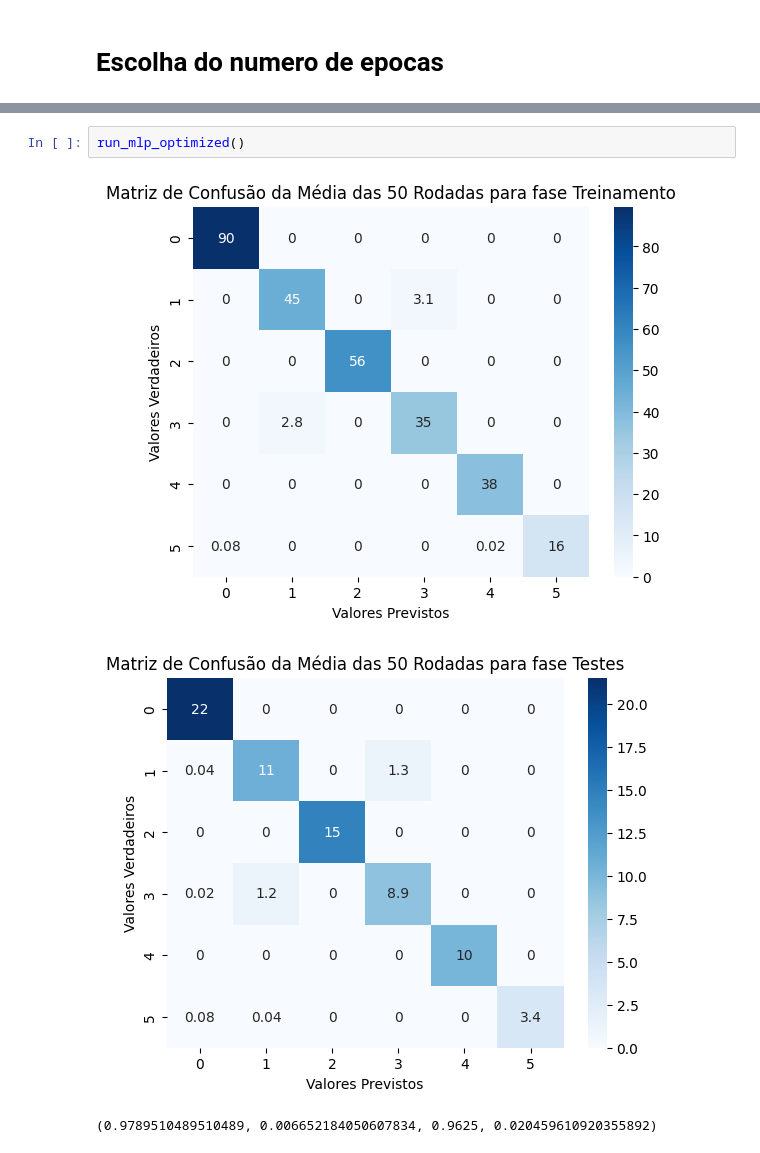
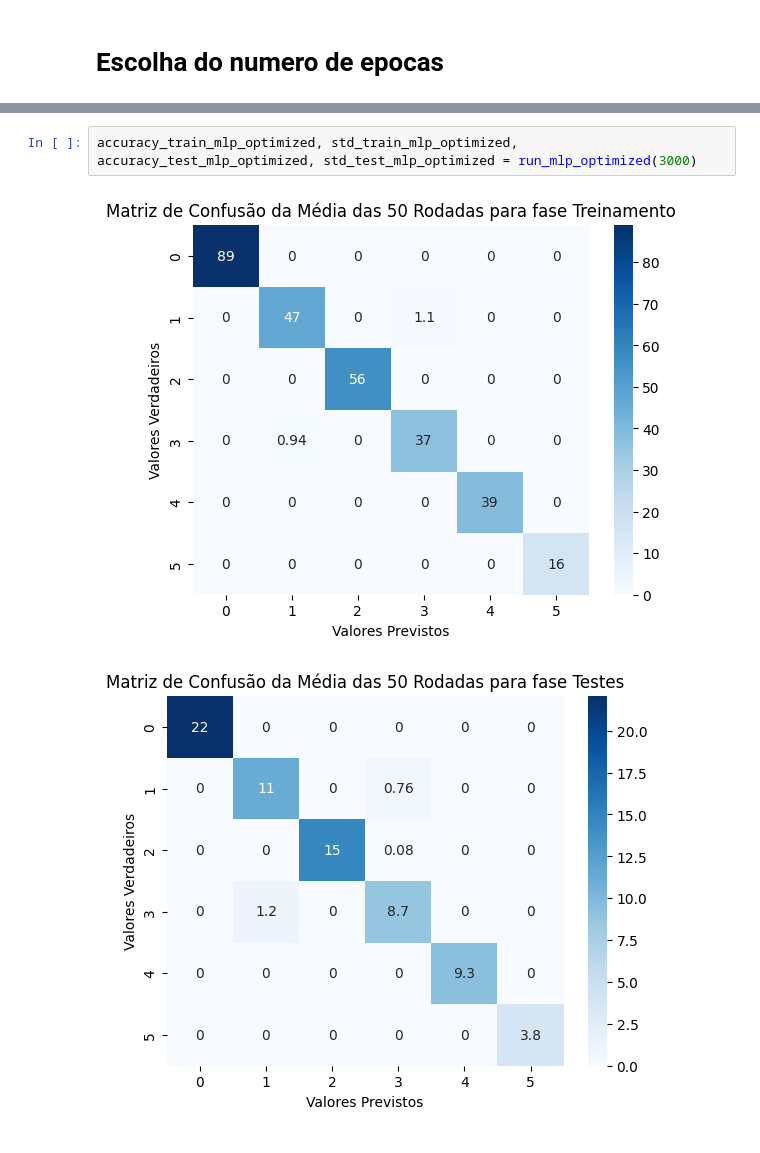
Before and after one commit to ronaldogomes96/ICAProjects, a Jupyter notebook: Trabalho 03/main_dermatology.ipynb, the cells around one changed output, grey strips where cells are left out. Drawn from its saved outputs; the diff is of its cells as text.

```diff
--- a/Trabalho 03/main_dermatology.ipynb
+++ b/Trabalho 03/main_dermatology.ipynb
@@ -63,6 +61,5 @@ run_mlp_plot_score_for_epochs()
 # %%
-run_mlp_optimized()
+accuracy_train_mlp_optimized, std_train_mlp_optimized, accuracy_test_mlp_optimized, std_test_mlp_optimized = run_mlp_optimized(3000)
 # %% [output]
-[figure, old version]
+[figure, new version]
-[figure, old version]
+[figure, new version]
-(0.9789510489510489, 0.006652184050607834, 0.9625, 0.020459610920355892)
```
Also changed, not shown: parts of 6 cells of this notebook, 4 other files.
